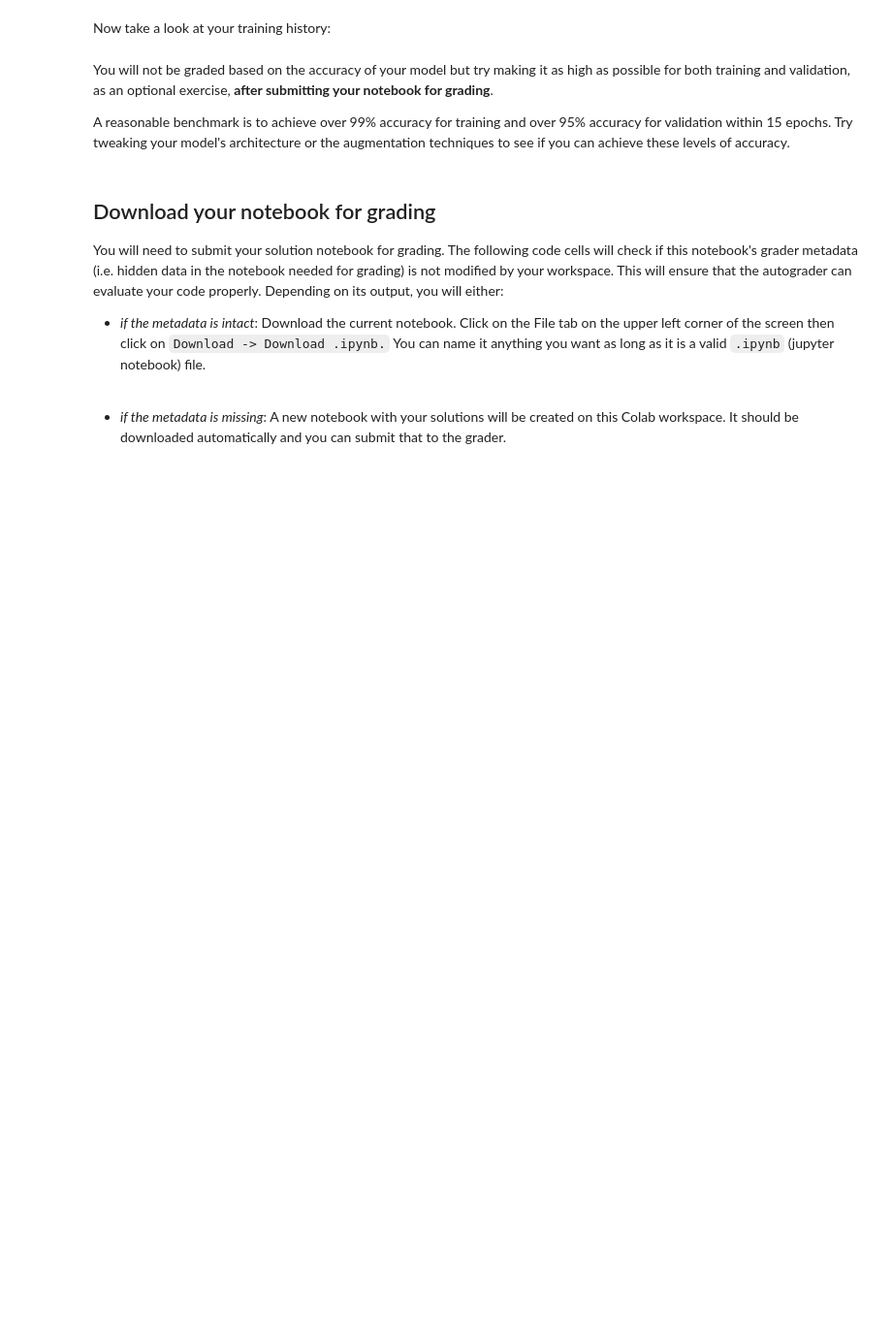
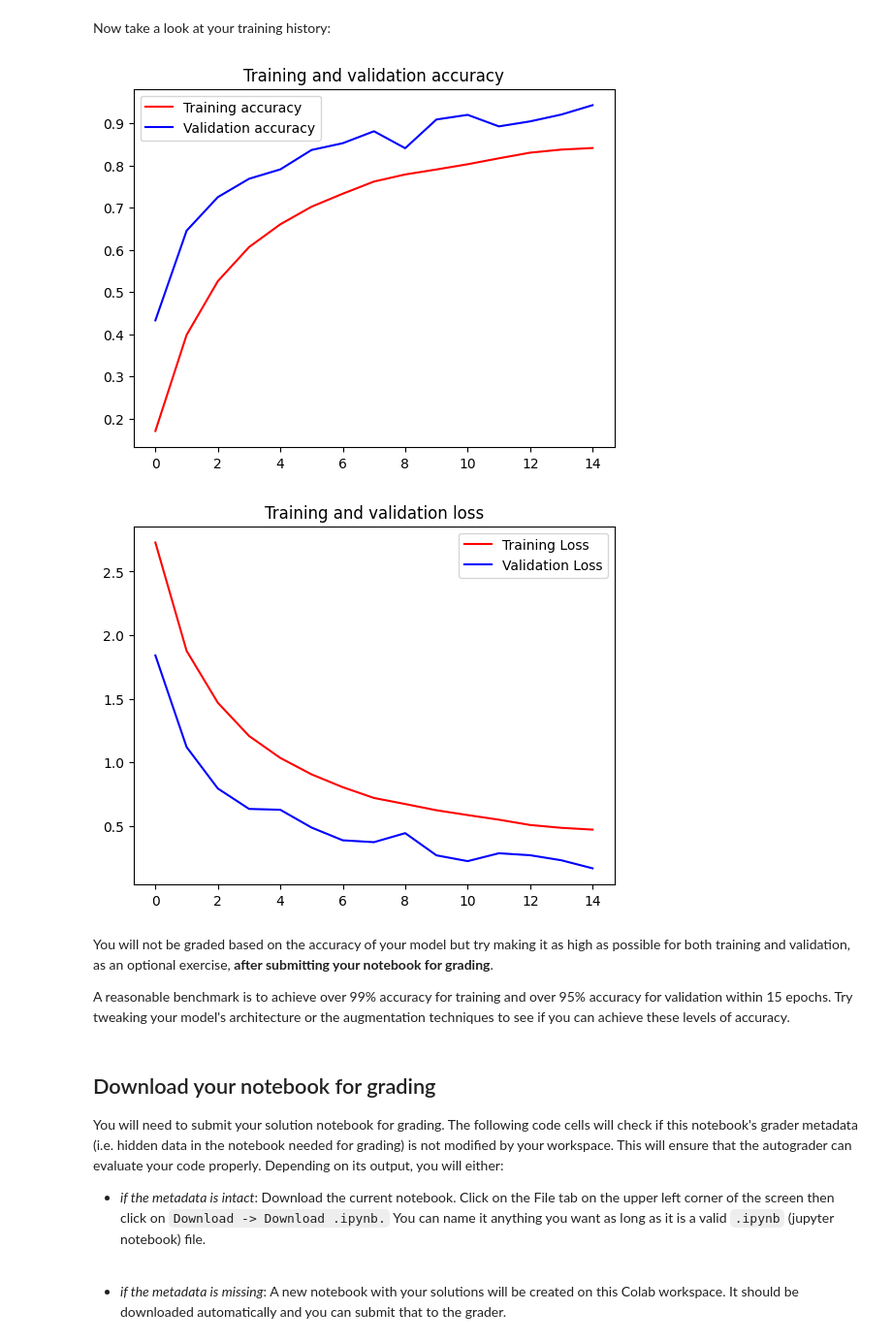
Before and after one commit to fardinafdideh/Machine-Learning-A-to-Z-using-Python, a Jupyter notebook: Coursera/DeepLearning.AI TensorFlow Developer Professional Certificate/C2-Convolutional Neural Networks in TensorFlow/C2_W4/C2W4_Assignment.ipynb, the cells around one changed output. Shown: that part at 97% size. Saved outputs shown, nothing was run; the diff lists cells and outputs as text; code cells hidden in the pictures; blank space fills up the shorter version.

```diff
--- a/Coursera/DeepLearning.AI TensorFlow Developer Professional Certificate/C2-Convolutional Neural Networks in TensorFlow/C2_W4/C2W4_Assignment.ipynb
+++ b/Coursera/DeepLearning.AI TensorFlow Developer Professional Certificate/C2-Convolutional Neural Networks in TensorFlow/C2_W4/C2W4_Assignment.ipynb
@@ -309,25 +372,28 @@ history = model.fit(train_generator,
 Now take a look at your training history:
 # %%
 # Plot the chart for accuracy and loss on both training and validation
-acc = history.history['accuracy']
-val_acc = history.history['val_accuracy']
+acc = history.history['acc']
+val_acc = history.history['val_acc']
 loss = history.history['loss']
 val_loss = history.history['val_loss']
 
 epochs = range(len(acc))
 
 plt.plot(epochs, acc, 'r', label='Training accuracy')
 plt.plot(epochs, val_acc, 'b', label='Validation accuracy')
 plt.title('Training and validation accuracy')
 plt.legend()
 plt.figure()
 
 plt.plot(epochs, loss, 'r', label='Training Loss')
 plt.plot(epochs, val_loss, 'b', label='Validation Loss')
 plt.title('Training and validation loss')
 plt.legend()
 
 plt.show()
+# %% [output]
+[figure, added]
+[figure, added]
 # %% [markdown]
 You will not be graded based on the accuracy of your model but try making it as high as possible for both training and validation, as an optional exercise, **after submitting your notebook for grading**.
 
```
Also changed, not shown: parts of 9 cells of this notebook, 3 other files.
